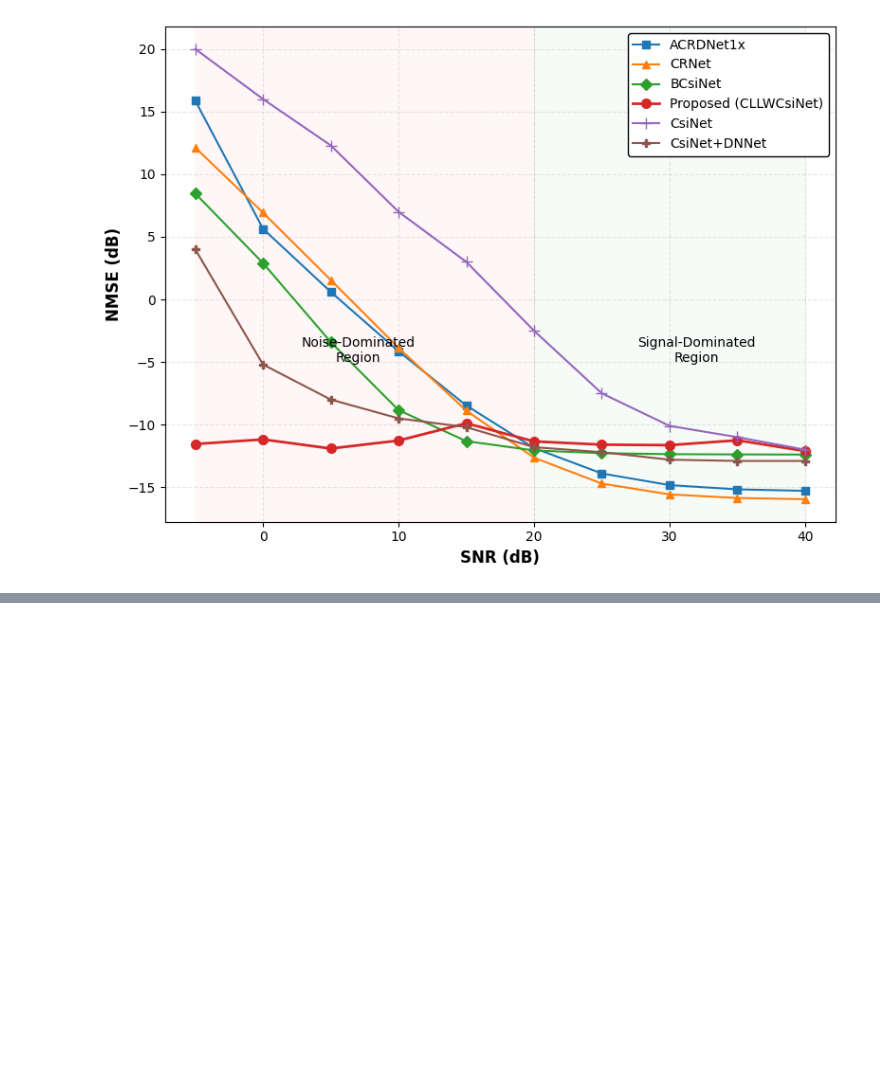
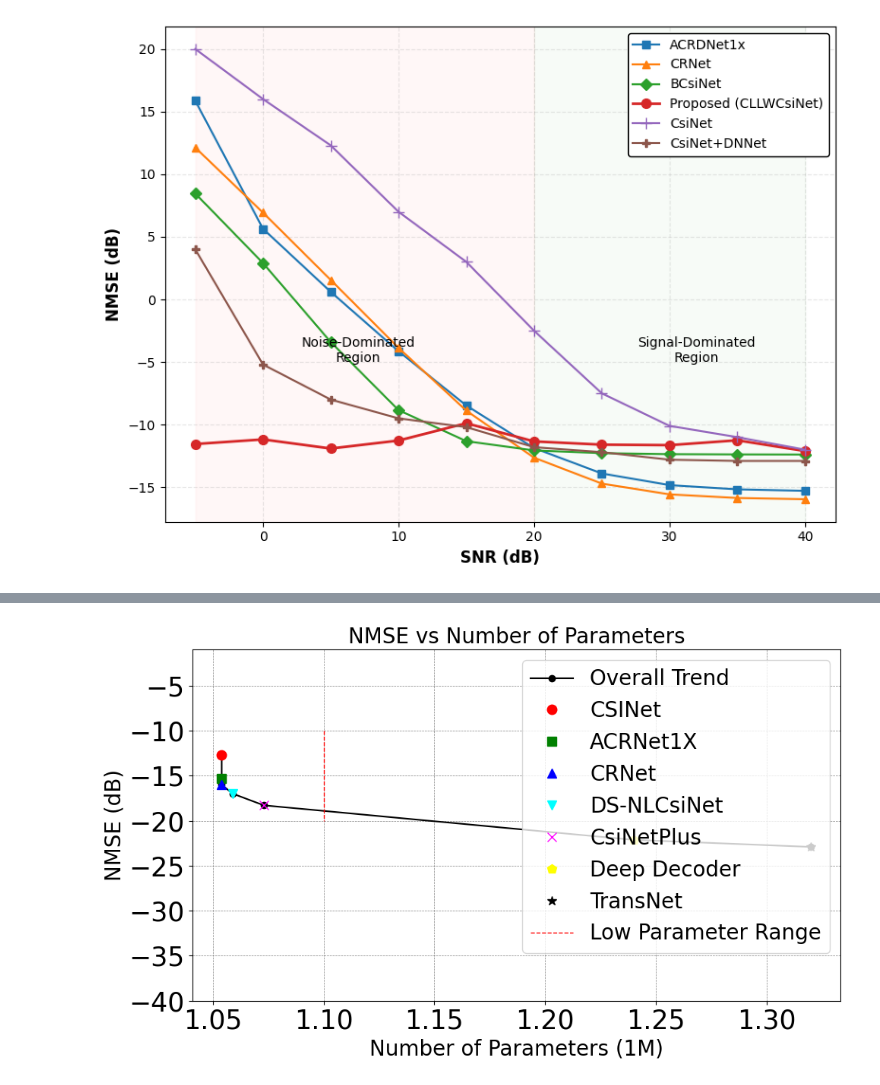
Before and after one commit to FardadAnsari/CLLWCsiNet, a Jupyter notebook: figures/noise-comparison.ipynb, the cells around one changed output, grey strips where cells are left out. Saved outputs shown, nothing was run; the diff lists cells and outputs as text; code cells hidden in the pictures; blank space fills up the shorter version.

```diff
--- a/figures/noise-comparison.ipynb
+++ b/figures/noise-comparison.ipynb
@@ -338,0 +472,50 @@ plt.show()
+# %%
+import matplotlib.pyplot as plt
+import numpy as np
+
+# Sample data (replace this with your actual data)
+num_parameters = [1.054, 1.054, 1.054, 1.059, 1.073, 1.24, 1.32]
+nmse_values = [-12.70, -15.34, -16.01, -17, -18.29, -22.13, -22.91]
+
+# Architecture names corresponding to the data points
+architectures = ['CSINet', 'ACRNet1X', 'CRNet', 'DS-NLCsiNet', 'CsiNetPlus', 'Deep Decoder', 'TransNet']
+
+# Define colors and markers for different data points
+colors = ['red', 'green', 'blue', 'cyan', 'magenta', 'yellow', 'black']
+markers = ['o', 's', '^', 'v', 'x', 'p', '*']
+
+# Plotting the figure
+plt.figure(figsize=(10, 6))
+
+# Plot the main line with data points
+plt.plot(np.array(num_parameters), nmse_values, marker='o', linestyle='-', color='black', label='Overall Trend')
+
+# Add individual points with specific markers and colors
+for i, (x, y, arch) in enumerate(zip(num_parameters, nmse_values, architectures)):
+    plt.plot(x, y, marker=markers[i], markersize=9, linestyle='None', color=colors[i], label=arch)
+    # plt.text(x, y, arch, fontsize=17, ha='right', va='bottom')  # Commented out to remove text labels
+
+# Update font properties
+plt.xlabel('Number of Parameters (1M)', fontsize=20,  fontname='Arial')
+plt.ylabel('NMSE (dB)', fontsize=20,  fontname='Arial')
+plt.title('NMSE vs Number of Parameters', fontsize=20, fontname='Arial')
+
+# Customize grid and axes
+plt.grid(True, linestyle='--', linewidth=0.5, color='grey')
+plt.ylim(-40, -1)  # Set y-axis limit from -40 to -1
+plt.xticks(fontsize=25, fontname='Arial')
+plt.yticks(fontsize=25, fontname='Arial')
+
+# Add a vertical red line from NMSE = -10 to NMSE = -20 for architectures with low number of parameters
+low_param_x = 1.1  # Define the x-coordinate for the low number of parameters
+plt.plot([low_param_x, low_param_x], [-10, -20], color='red', linestyle='--', linewidth=1, label='Low Parameter Range')
+
+# Add legend with bold labels
+plt.legend(fontsize=20, loc='upper right')  # Bold legend labels
+
+# Adjust the layout to prevent clipping
+plt.tight_layout()
+
+# Display the plot
+plt.show()
+# %% [output]
@@ -338,0 +539 @@ plt.show()
+[figure, added]
```
Also changed, not shown: parts of 4 cells of this notebook.
